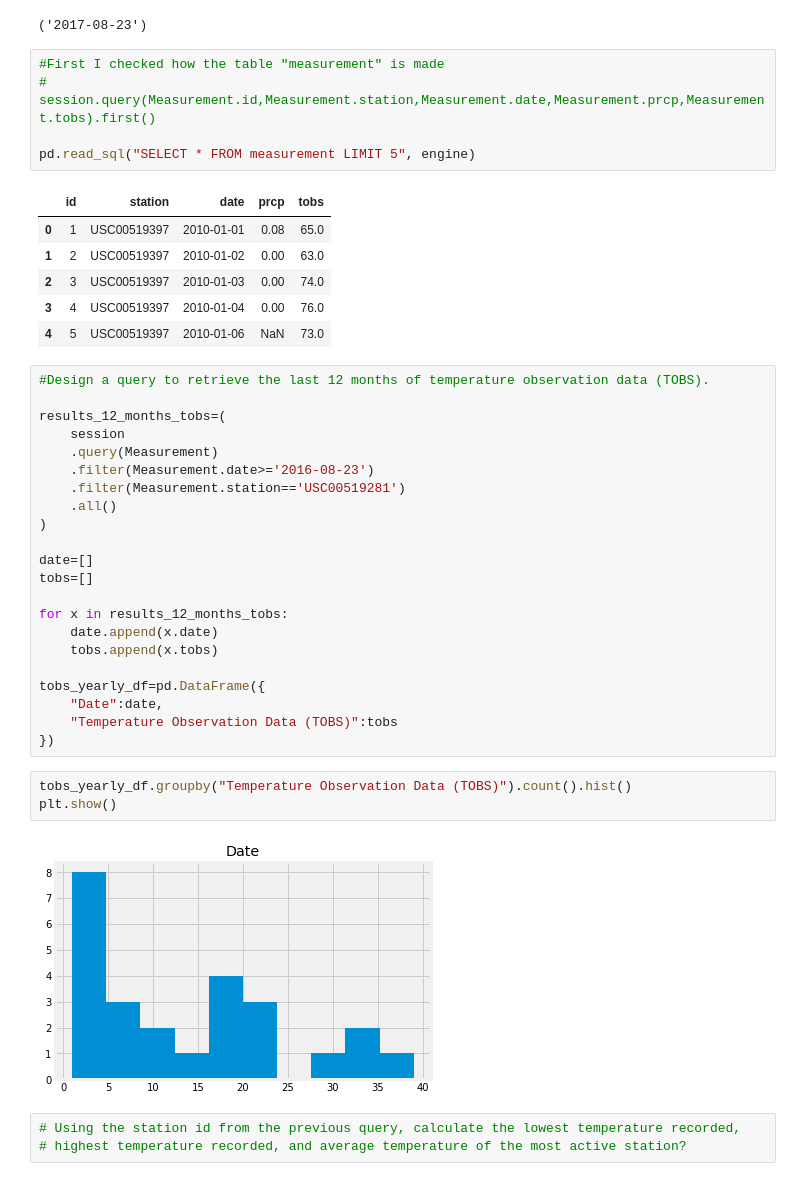
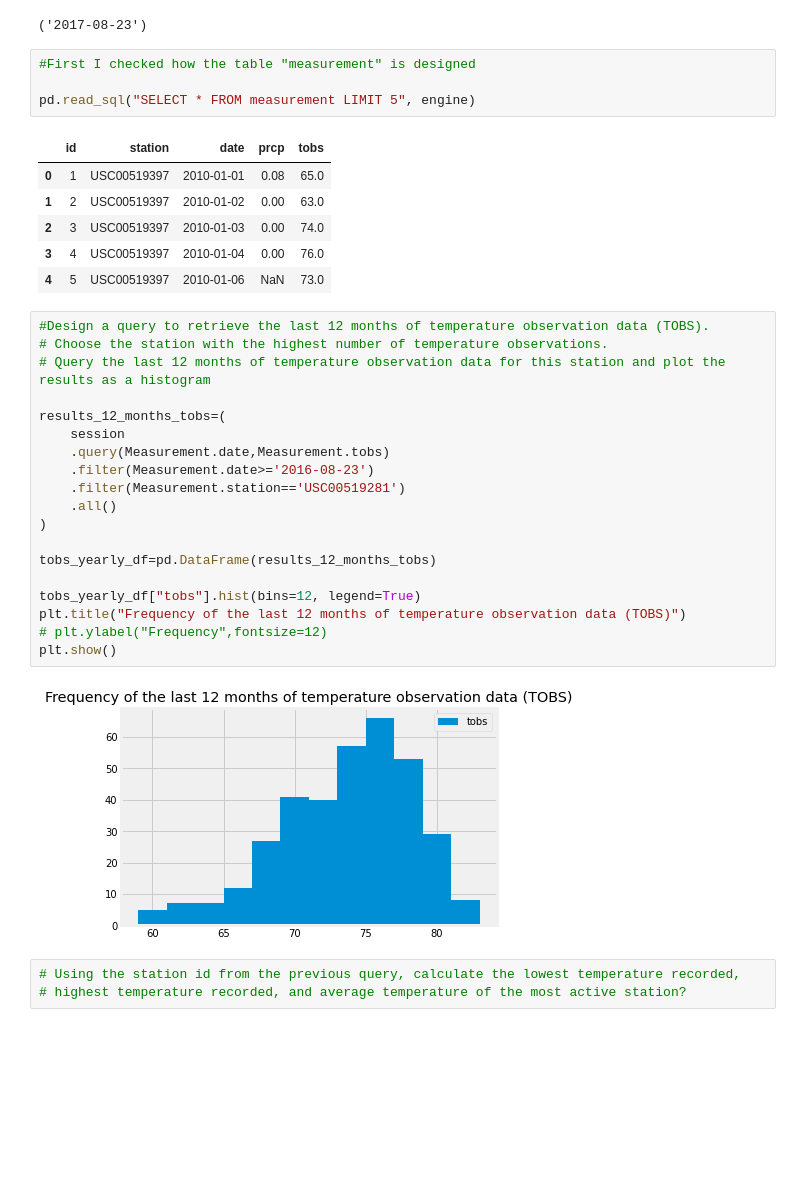
Before and after one commit to trezeget-1/sqlalchemy-challenge, a Jupyter notebook: Instructions/climate_starter.ipynb, the cells around one changed output. Saved outputs shown, nothing was run; the diff lists cells and outputs as text; blank space fills up the shorter version.

```diff
--- a/Instructions/climate_starter.ipynb
+++ b/Instructions/climate_starter.ipynb
@@ -202,8 +196,7 @@ session.query(Measurement.date).order_by(Measurement.date.desc()).first()
 # %% [output]
 ('2017-08-23')
 # %%
-#First I checked how the table "measurement" is made
-# session.query(Measurement.id,Measurement.station,Measurement.date,Measurement.prcp,Measurement.tobs).first()
+#First I checked how the table "measurement" is designed
 
 pd.read_sql("SELECT * FROM measurement LIMIT 5", engine)
 # %% [output]
@@ -215,31 +208,25 @@ pd.read_sql("SELECT * FROM measurement LIMIT 5", engine)
 | 4 | 5 | USC00519397 | 2010-01-06 | NaN | 73.0 |
 # %%
 #Design a query to retrieve the last 12 months of temperature observation data (TOBS).
+# Choose the station with the highest number of temperature observations.
+# Query the last 12 months of temperature observation data for this station and plot the results as a histogram
 
 results_12_months_tobs=(
     session
-    .query(Measurement)
+    .query(Measurement.date,Measurement.tobs)
     .filter(Measurement.date>='2016-08-23')
     .filter(Measurement.station=='USC00519281')
     .all()
 )
 
-date=[]
-tobs=[]
+tobs_yearly_df=pd.DataFrame(results_12_months_tobs)
 
-for x in results_12_months_tobs:
-    date.append(x.date)
-    tobs.append(x.tobs)
-
-tobs_yearly_df=pd.DataFrame({
-    "Date":date,
-    "Temperature Observation Data (TOBS)":tobs
-})
+tobs_yearly_df["tobs"].hist(bins=12, legend=True)
+plt.title("Frequency of the last 12 months of temperature observation data (TOBS)")
+# plt.ylabel("Frequency",fontsize=12)
+plt.show()
+# %% [output]
+[figure, added]
-# %%
-tobs_yearly_df.groupby("Temperature Observation Data (TOBS)").count().hist()
-plt.show()
-# %% [output]
-[figure, removed]
 # %%
 # Using the station id from the previous query, calculate the lowest temperature recorded,
 # highest temperature recorded, and average temperature of the most active station?
```
Also changed, not shown: parts of 9 cells of this notebook.
